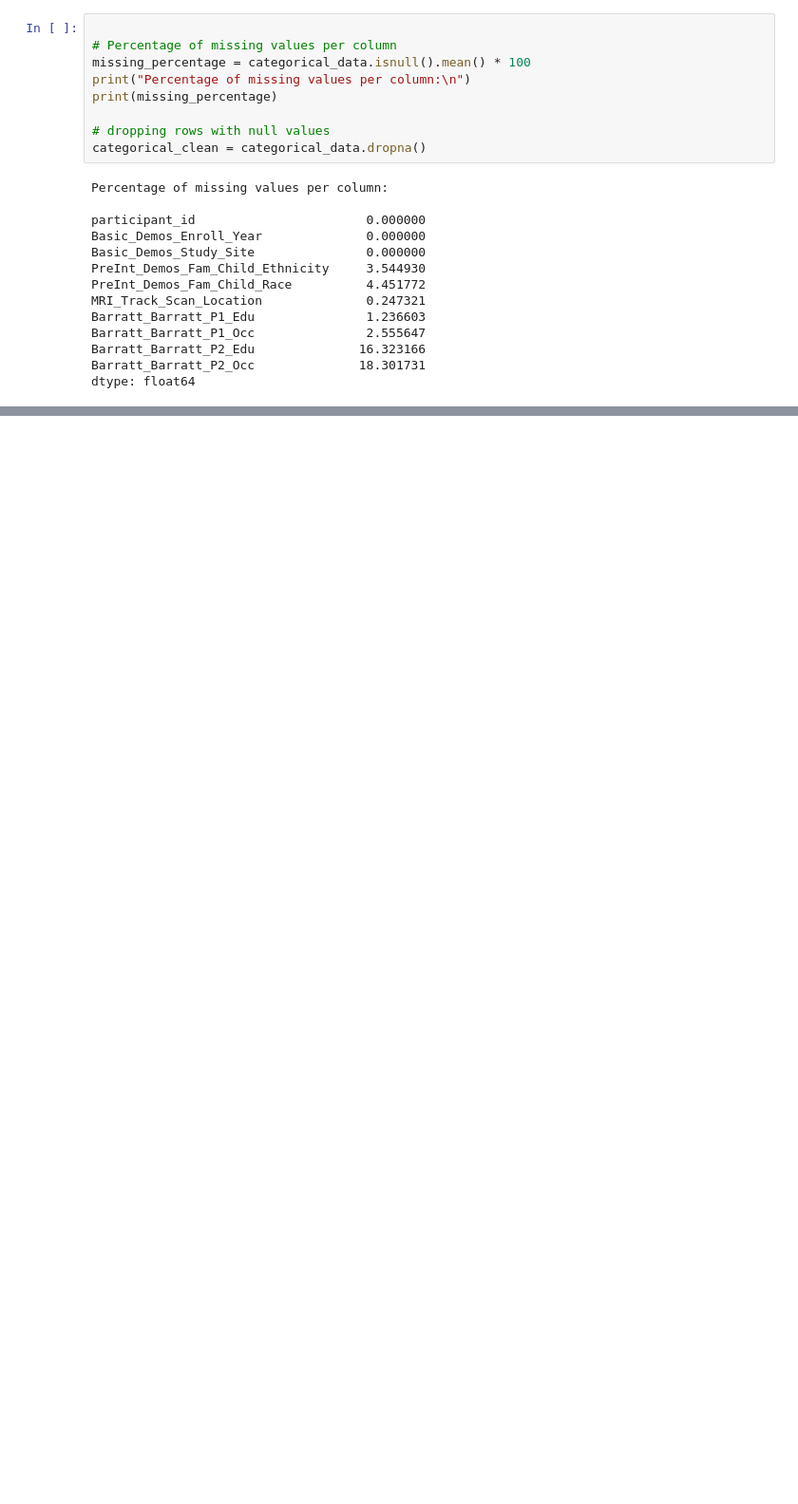
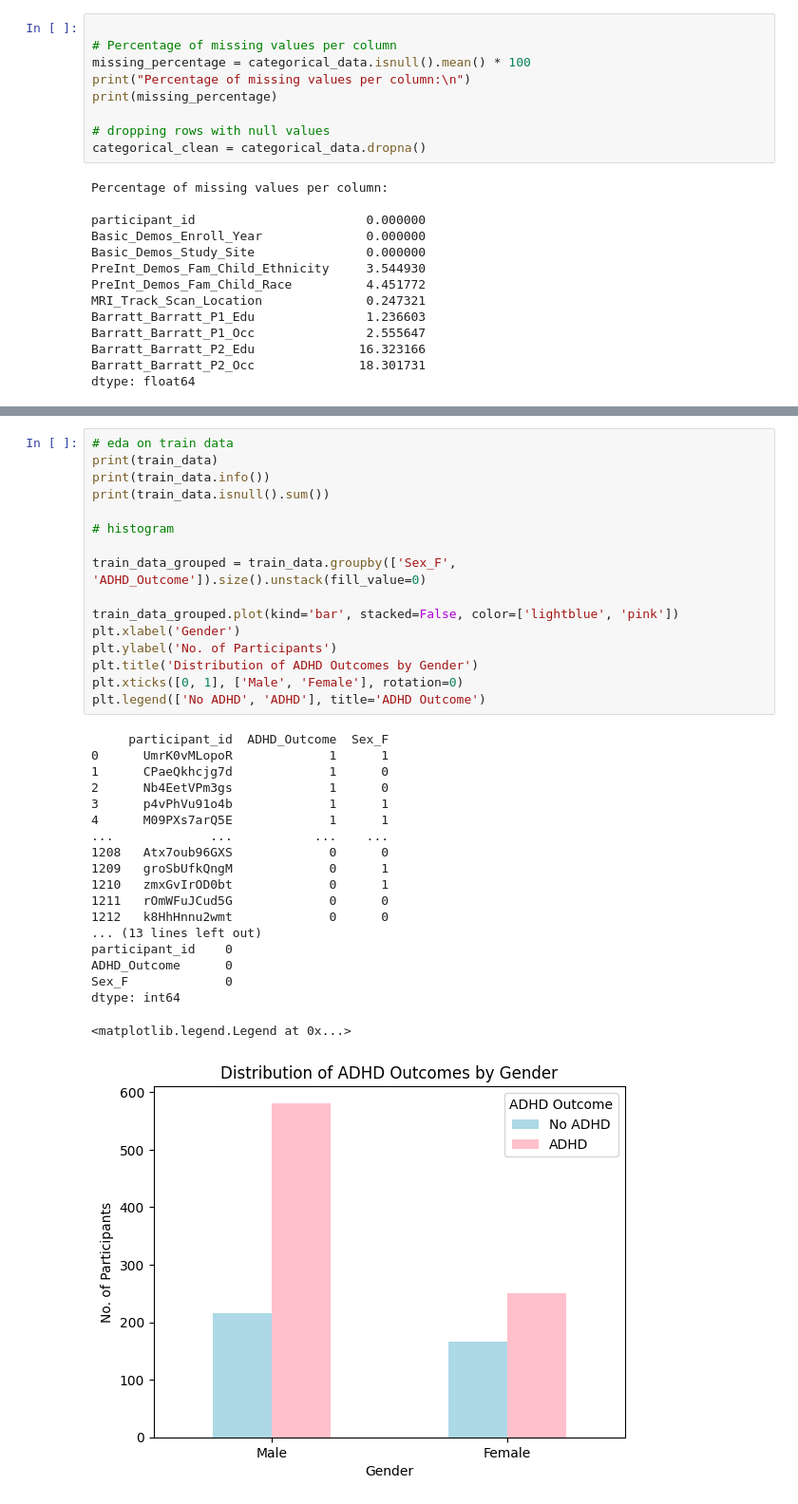
Before and after one commit to panditpooja/WiDS_Datathon_2025, a Jupyter notebook: preprocess.ipynb, the cells around one changed output, grey strips where cells are left out. Shown at 95% size. Saved outputs shown, nothing was run; the diff lists cells and outputs as text; blank space fills up the shorter version.

```diff
--- a/preprocess.ipynb
+++ b/preprocess.ipynb
@@ -304,0 +431,36 @@ plt.show()
+# %%
+# eda on train data
+print(train_data)
+print(train_data.info())
+print(train_data.isnull().sum())
+
+# histogram
+
+train_data_grouped = train_data.groupby(['Sex_F', 'ADHD_Outcome']).size().unstack(fill_value=0)
+
+train_data_grouped.plot(kind='bar', stacked=False, color=['lightblue', 'pink'])
+plt.xlabel('Gender')
+plt.ylabel('No. of Participants')
+plt.title('Distribution of ADHD Outcomes by Gender')
+plt.xticks([0, 1], ['Male', 'Female'], rotation=0)
+plt.legend(['No ADHD', 'ADHD'], title='ADHD Outcome')
+# %% [output]
+     participant_id  ADHD_Outcome  Sex_F
+0      UmrK0vMLopoR             1      1
+1      CPaeQkhcjg7d             1      0
+2      Nb4EetVPm3gs             1      0
+3      p4vPhVu91o4b             1      1
+4      M09PXs7arQ5E             1      1
+...             ...           ...    ...
+1208   Atx7oub96GXS             0      0
+1209   groSbUfkQngM             0      1
+1210   zmxGvIrOD0bt             0      1
+1211   rOmWFuJCud5G             0      0
+1212   k8HhHnnu2wmt             0      0
+... (13 lines left out)
+participant_id    0
+ADHD_Outcome      0
+Sex_F             0
+dtype: int64
+<matplotlib.legend.Legend at 0x...>
+[figure, added]
```
Also changed, not shown: parts of 18 cells of this notebook.
